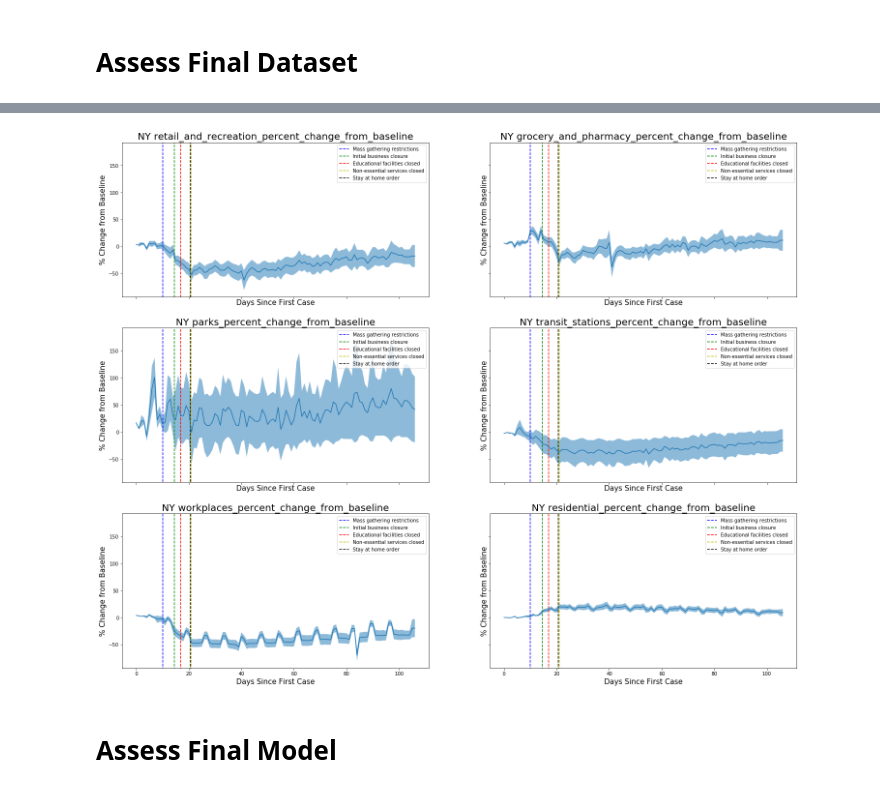
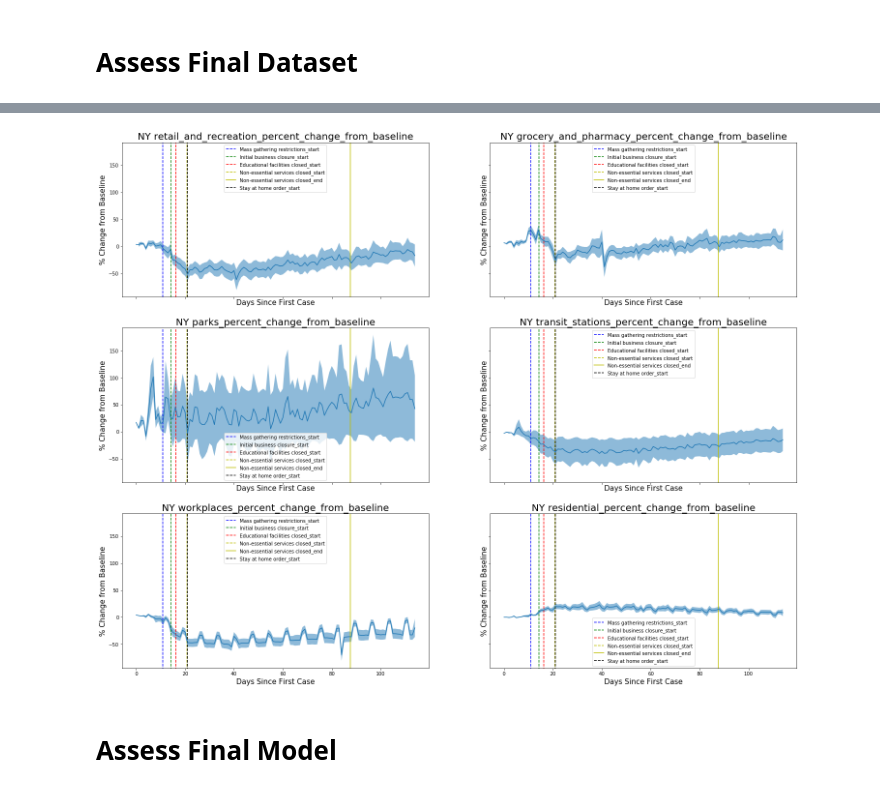
Before and after one commit to petersim1/COVID-19_Project, a Jupyter notebook: Evaluation.ipynb, the cells around one changed output, grey strips where cells are left out. Cells and saved outputs as stored; diff of their text form; code cells hidden in the pictures.

```diff
--- a/Evaluation.ipynb
+++ b/Evaluation.ipynb
@@ -100,7 +109,6 @@ show_for = 15000 #A state needs to have more than this to be plotted
 ymin = 2
 xmin = min(DF_Grouped[DF_Grouped[col_plot]>=ymin]['Days_Since_First_Case'])
 
-legend_added = []
 plt.figure(figsize=(25,10))
 for state in DF_Grouped['state'].unique() :
     subbed = DF_Grouped[DF_Grouped['state'] == state]
@@ -108,10 +116,9 @@ for state in DF_Grouped['state'].unique() :
     #dates_xaxis = subbed['Date'].apply(lambda  x : datetime.datetime.strptime(x,'%m/%d/%y'))
     dates_xaxis = subbed['Days_Since_First_Case']
     if max(subbed['Positive'] >= show_for) :
-        plt.plot(dates_xaxis,subbed[col_plot])
-        legend_added.append(state)
+        plt.plot(dates_xaxis,subbed[col_plot],label=state)
 plt.yscale('log')
-plt.legend(legend_added,loc='upper center', bbox_to_anchor=(0.5, -0.08),
+plt.legend(loc='upper center', bbox_to_anchor=(0.5, -0.08),
           fancybox=True, shadow=True, ncol=10)
 plt.xlabel('Days_Since_First_Case',size=20)
 #plt.ylabel('{} (log10, smoothed {} day avg)'.format(col_plot,smoothing_factor),size=20)
@@ -130,9 +137,9 @@ for state in DF_Grouped['state'].unique() :
     subbed = DF_Grouped[DF_Grouped['state'] == state]
     subbed = subbed.sort_values('Days_Since_First_Case')
     dates_xaxis = subbed['Days_Since_First_Case']
-    plt.plot(dates_xaxis,subbed['Positive'])
+    plt.plot(dates_xaxis,subbed['Positive'],label=state)
 plt.yscale('log')
-plt.legend(legend_added,loc='upper center', bbox_to_anchor=(0.5, -0.08),
+plt.legend(loc='upper center', bbox_to_anchor=(0.5, -0.08),
           fancybox=True, shadow=True, ncol=10)
 plt.xlabel('Days_Since_First_Case',size=20)
 plt.ylabel('Cummulative Positive Cases (log10)',size=20)
@@ -162,52 +169,60 @@ colors = ['b','g','r','y','k','c']
 
 
 orders_dates = {}
 for order_col in orders_columns :
     try :
-        appearance_order = list(DF[DF['state'] == state_assess][order_col]).index(1)
-        date_order = DF[DF['state'] == state_assess]['Date'].values[appearance_order]
+        appearance_order_start = list(DF[DF['state'] == state_assess][order_col]).index(1)
+        date_order_start = DF[DF['state'] == state_assess]['Date'].values[appearance_order_start]
     except :
         continue
-    orders_dates[order_col] = date_order
+    orders_dates[order_col] = {}
+    orders_dates[order_col]['start'] = date_order_start
+    try :
+        appearance_order_end = list(DF[(DF['state'] == state_assess) & (DF['Date']>date_order_start)][order_col]).index(0)
+        date_order_end = DF[DF['state'] == state_assess]['Date'].values[appearance_order_end]
+    except :
+        continue
+    orders_dates[order_col]['end'] = date_order_end
 
 randomness = np.random.random(len(orders_dates))
 
 fig,axes = plt.subplots(nrows=3,ncols=2,sharex=True,sharey=True,figsize=(25,20))
 
-i,j = 0,0
+axes = axes.ravel()
 
+plot_pos = 0
 for col in google_columns :
     grouped = DF.groupby(['state','Date'])[col].agg(['mean','std'])
     subbed = grouped.iloc[grouped.index.get_level_values('state') == state_assess]
 
     count = 0
     for orders,date in orders_dates.items() :
-        index_order = subbed.index.get_level_values('Date').to_list().index(date)
+        index_order_start = subbed.index.get_level_values('Date').to_list().index(date['start'])
         min_vals = np.array(subbed['mean'].values-subbed['std'].values)
         min_vals = min_vals[~np.isnan(min_vals)]
         max_vals = np.array(subbed['mean'].values+subbed['std'].values)
         max_vals = max_vals[~np.isnan(max_vals)]
-        axes[i,j].axvline(x=index_order+randomness[count],ymin=min(min_vals),
-               ymax = max(max_vals),label=orders,c=colors[count],linestyle='--')
+        axes[plot_pos].axvline(x=index_order_start+randomness[count],ymin=min(min_vals),
+               ymax = max(max_vals),label=orders+'_start',c=colors[count],linestyle='--')
+        if 'end' in date :
+            index_order_end = subbed.index.get_level_values('Date').to_list().index(date['end'])
+            axes[plot_pos].axvline(x=index_order_end+randomness[count],ymin=min(min_vals),
+                   ymax = max(max_vals),label=orders+'_end',c=colors[count],linestyle='-')
         count += 1
-    axes[i,j].set_title(state_assess+' '+col,fontsize=20)
-    axes[i,j].plot(range(subbed.shape[0]),subbed['mean'])
-    axes[i,j].fill_between(range(subbed.shape[0]),subbed['mean'].values+subbed['std'].values,
+    axes[plot_pos].set_title(state_assess+' '+col,fontsize=20)
+    axes[plot_pos].plot(range(subbed.shape[0]),subbed['mean'])
+    axes[plot_pos].fill_between(range(subbed.shape[0]),subbed['mean'].values+subbed['std'].values,
                      subbed['mean'].values-subbed['std'].values,
                      alpha=.5)
-    axes[i,j].set_xlabel('Days Since First Case',fontsize=15)
-    axes[i,j].set_ylabel('% Change from Baseline',fontsize=15)
-    axes[i,j].legend()
+    axes[plot_pos].set_xlabel('Days Since First Case',fontsize=15)
+    axes[plot_pos].set_ylabel('% Change from Baseline',fontsize=15)
+    axes[plot_pos].legend()
 
-    if j == 1 :
-        j=0
-        i+=1
-    else :
-        j+=1
+    plot_pos += 1
 
 plt.show()
 # %% [output]
-[figure, old version]
+[figure, new version]
 # %% [markdown]
 # Assess Final Model
 # %%
```
Also changed, not shown: parts of 13 cells of this notebook, 44 other files.
